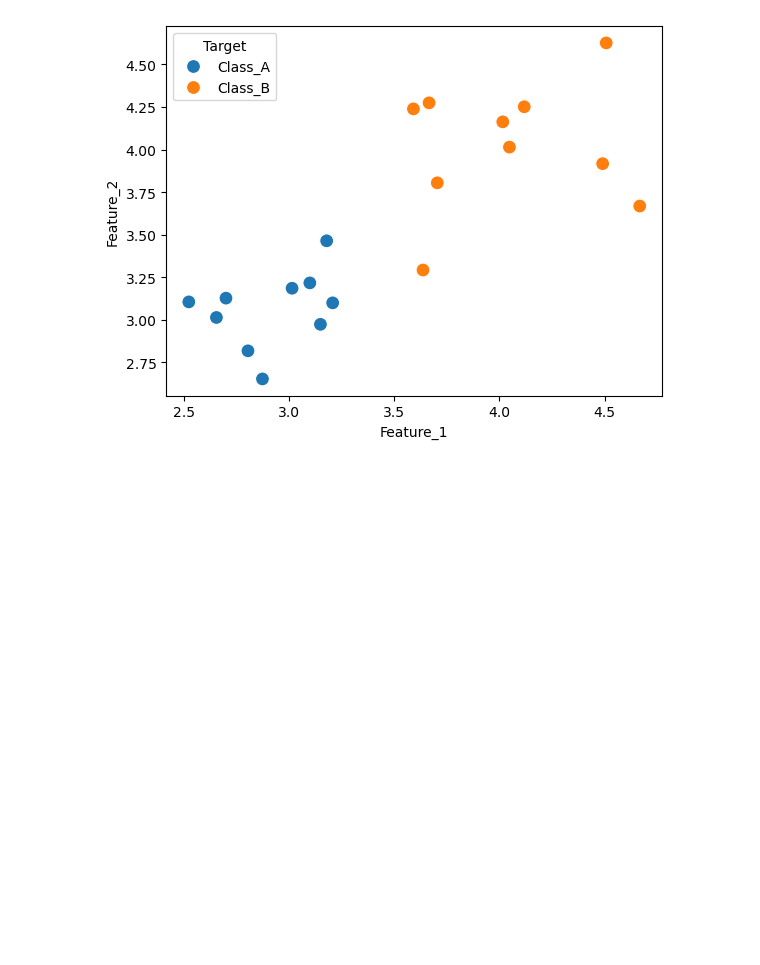
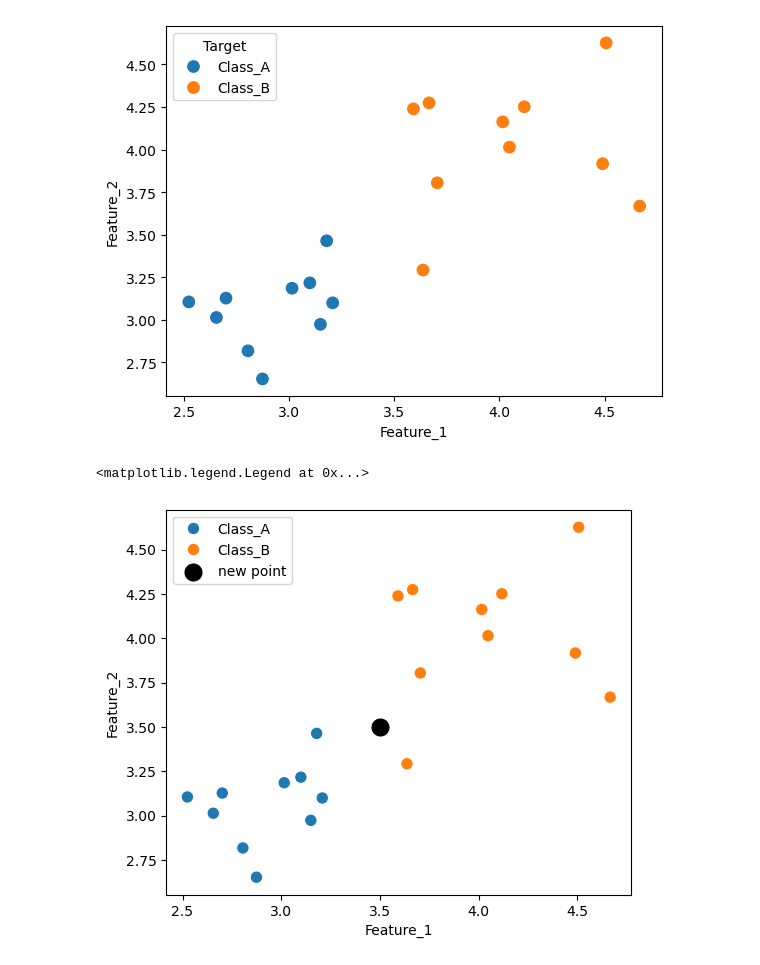
Before and after one commit to naimNB/Mechine-Learning, a Jupyter notebook: K-Nearest Neighbours/intro_to_knn.ipynb, the cells around one changed output. Cells and saved outputs as stored; diff of their text form; code cells hidden in the pictures; blank space fills up the shorter version.

```diff
--- a/K-Nearest Neighbours/intro_to_knn.ipynb
+++ b/K-Nearest Neighbours/intro_to_knn.ipynb
@@ -66,3 +66,27 @@ sns.scatterplot(
 # %% [output]
 <Axes: xlabel='Feature_1', ylabel='Feature_2'>
 [figure]
+# %%
+plt.figure(figsize=(6,5))
+
+sns.scatterplot(
+    data=df,
+    x="Feature_1",
+    y="Feature_2",
+    hue="Target",
+    s=80
+)
+
+sns.scatterplot(
+    x=[3.5],
+    y=[3.5],
+    c="black",
+    s=200,
+    markers="x",
+    label='new point'
+)
+
+plt.legend()
+# %% [output]
+<matplotlib.legend.Legend at 0x...>
+[figure, added]
```
Also changed, not shown: parts of 3 cells of this notebook.
